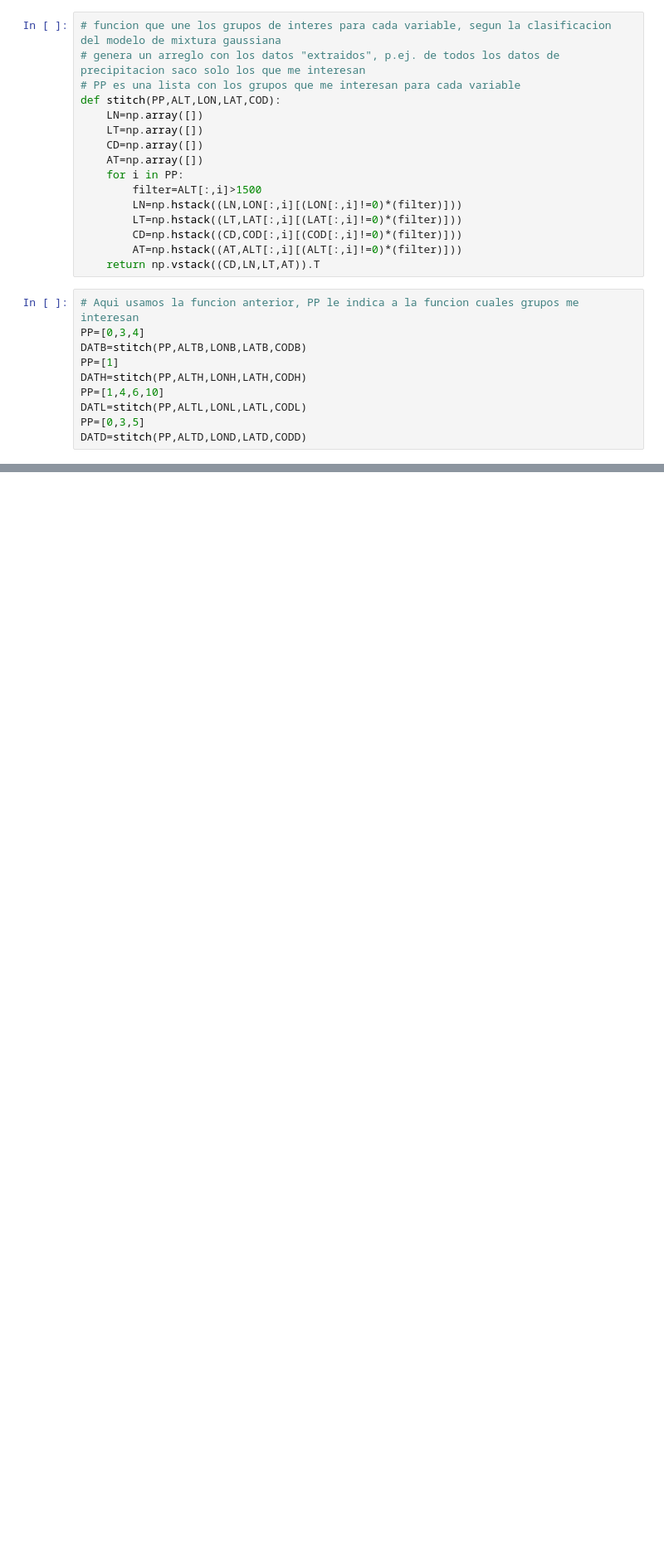
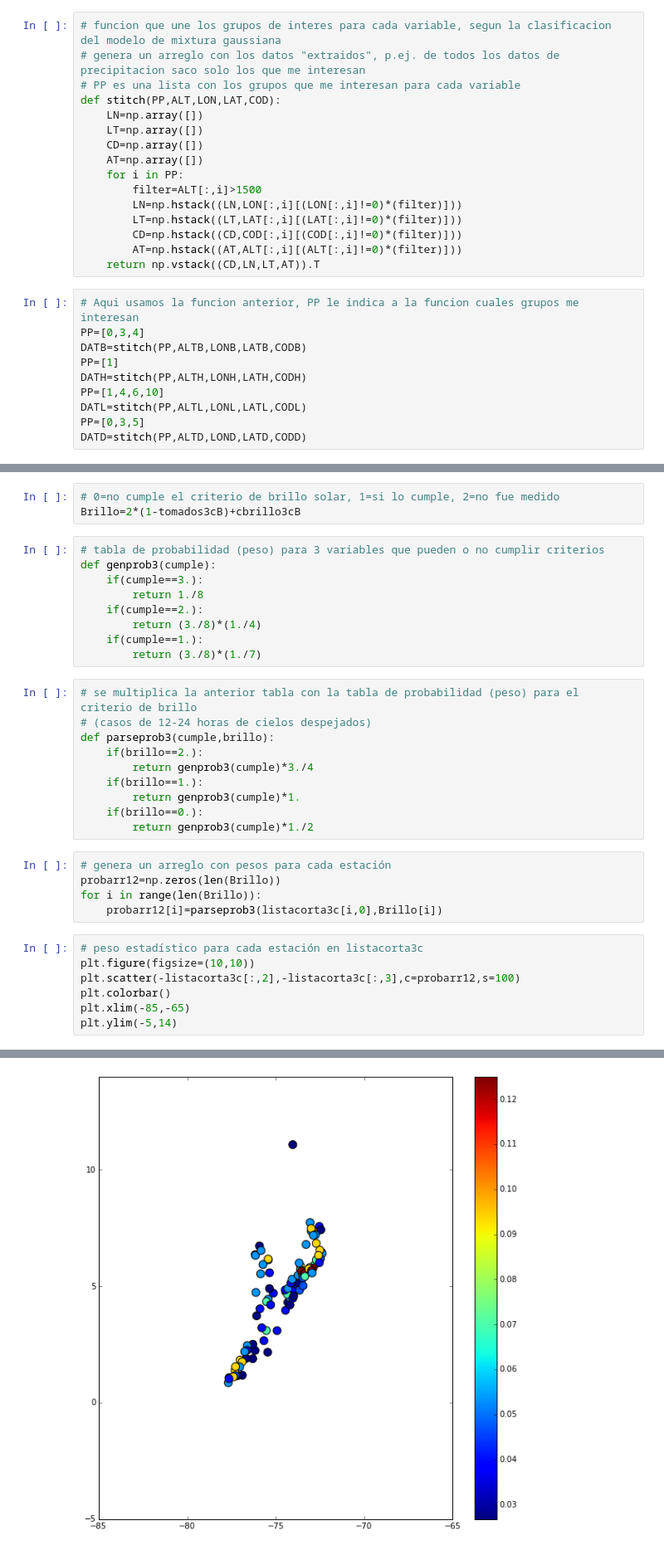
Before and after one commit to saint-germain/ideam, a Jupyter notebook: PCA-IDEAM-WC.ipynb, the cells around one changed output, grey strips where cells are left out. Shown at 83% size. Cells and saved outputs as stored; diff of their text form; blank space fills up the shorter version.

```diff
--- a/PCA-IDEAM-WC.ipynb
+++ b/PCA-IDEAM-WC.ipynb
@@ -1054,0 +671,35 @@ TypeError: You must first set_array for mappable
+# %%
+# 0=no cumple el criterio de brillo solar, 1=si lo cumple, 2=no fue medido
+Brillo=2*(1-tomados3cB)+cbrillo3cB
+# %%
+# tabla de probabilidad (peso) para 3 variables que pueden o no cumplir criterios
+def genprob3(cumple):
+    if(cumple==3.):
+        return 1./8
+    if(cumple==2.):
+        return (3./8)*(1./4)
+    if(cumple==1.):
+        return (3./8)*(1./7)
+# %%
+# se multiplica la anterior tabla con la tabla de probabilidad (peso) para el criterio de brillo
+# (casos de 12-24 horas de cielos despejados)
+def parseprob3(cumple,brillo):
+    if(brillo==2.):
+        return genprob3(cumple)*3./4
+    if(brillo==1.):
+        return genprob3(cumple)*1.
+    if(brillo==0.):
+        return genprob3(cumple)*1./2
+# %%
+# genera un arreglo con pesos para cada estación
+probarr12=np.zeros(len(Brillo))
+for i in range(len(Brillo)):
+    probarr12[i]=parseprob3(listacorta3c[i,0],Brillo[i])
+# %%
+# peso estadístico para cada estación en listacorta3c
+plt.figure(figsize=(10,10))
+plt.scatter(-listacorta3c[:,2],-listacorta3c[:,3],c=probarr12,s=100)
+plt.colorbar()
+plt.xlim(-85,-65)
+plt.ylim(-5,14)
+# %% [output]
@@ -1054,0 +707 @@ TypeError: You must first set_array for mappable
+[figure, added]
```
Also changed, not shown: parts of 83 cells of this notebook, 10 other files.
